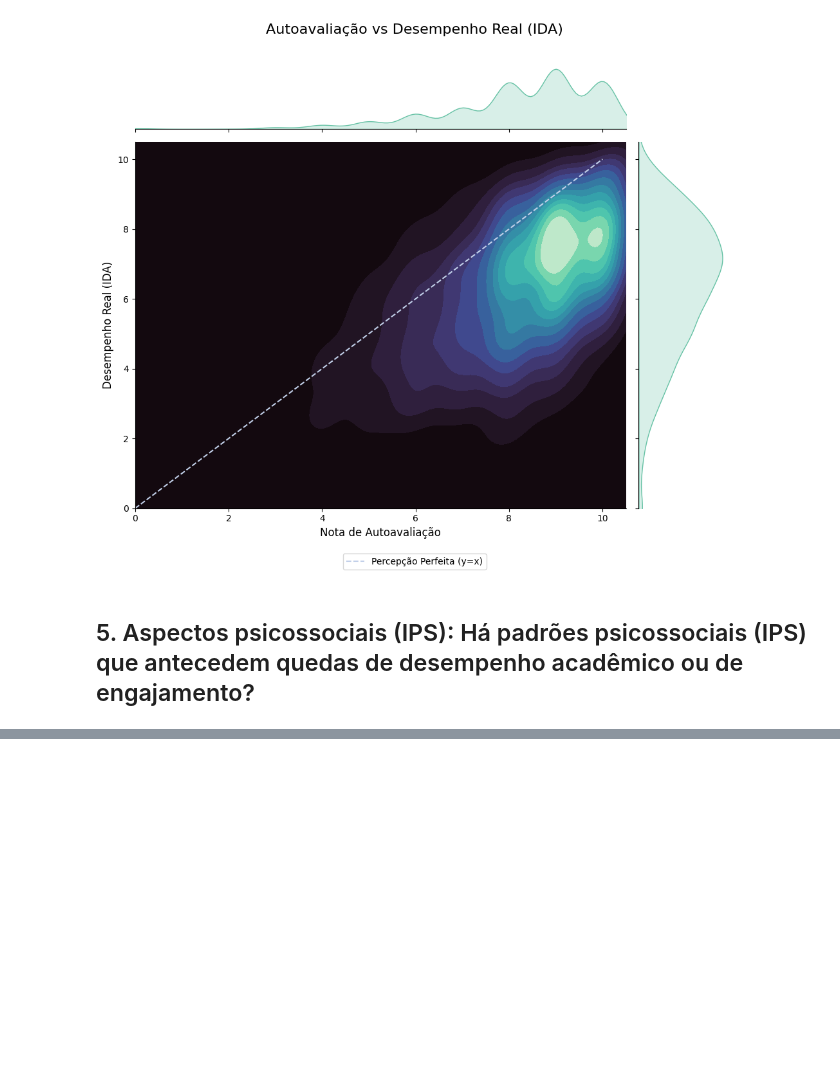
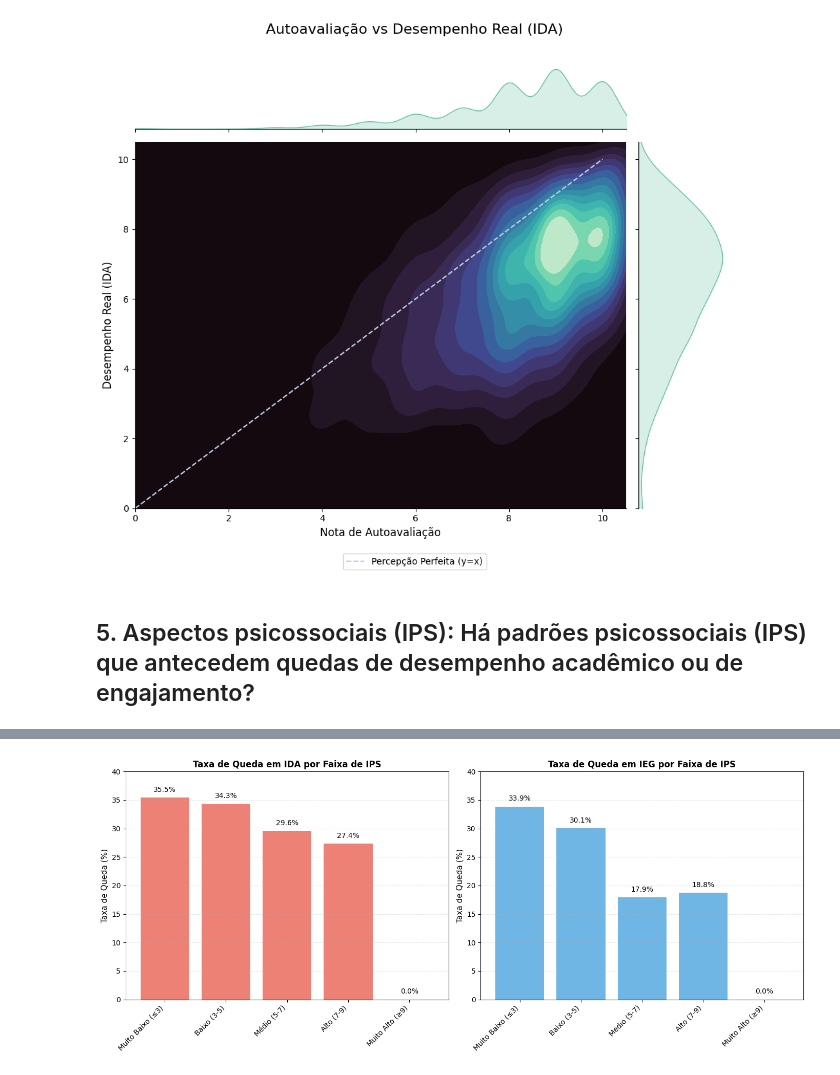
Before and after one commit to tiagoturra/fiap-datathon, a Jupyter notebook: Análise de Dados.ipynb, the cells around one changed output, grey strips where cells are left out. Saved outputs shown, nothing was run; the diff lists cells and outputs as text; code cells hidden in the pictures; blank space fills up the shorter version.

```diff
--- a/Análise de Dados.ipynb
+++ b/Análise de Dados.ipynb
@@ -825,0 +985,38 @@ plt.show()
+# %%
+# Visualização: Taxa de queda por faixa de IPS
+fig, axes = plt.subplots(1, 2, figsize=(14, 6))
+
+# Ordenar faixas logicamente
+ordem_faixas = ["Muito Baixo (≤3)", "Baixo (3-5)", "Médio (5-7)", "Alto (7-9)", "Muito Alto (≥9)"]
+risco_plot = risco_por_faixa.set_index('Faixa IPS').reindex(ordem_faixas).reset_index()
+
+# Gráfico 1: Taxa de queda em IDA
+axes[0].bar(range(len(risco_plot)), risco_plot['Taxa_Queda_IDA'], color='#e74c3c', alpha=0.7)
+axes[0].set_xticks(range(len(risco_plot)))
+axes[0].set_xticklabels(risco_plot['Faixa IPS'], rotation=45, ha='right')
+axes[0].set_ylabel('Taxa de Queda (%)', fontsize=11)
+axes[0].set_title('Taxa de Queda em IDA por Faixa de IPS', fontsize=12, fontweight='bold')
+axes[0].grid(axis='y', linestyle='--', alpha=0.3)
+axes[0].set_ylim(0, 40)
+
+# Adicionar valores nas barras
+for i, v in enumerate(risco_plot['Taxa_Queda_IDA']):
+  axes[0].text(i, v + 1, f'{v:.1f}%', ha='center', fontsize=10)
+
+# Gráfico 2: Taxa de queda em IEG
+axes[1].bar(range(len(risco_plot)), risco_plot['Taxa_Queda_IEG'], color='#3498db', alpha=0.7)
+axes[1].set_xticks(range(len(risco_plot)))
+axes[1].set_xticklabels(risco_plot['Faixa IPS'], rotation=45, ha='right')
+axes[1].set_ylabel('Taxa de Queda (%)', fontsize=11)
+axes[1].set_title('Taxa de Queda em IEG por Faixa de IPS', fontsize=12, fontweight='bold')
+axes[1].grid(axis='y', linestyle='--', alpha=0.3)
+axes[1].set_ylim(0, 40)
+
+# Adicionar valores nas barras
+for i, v in enumerate(risco_plot['Taxa_Queda_IEG']):
+    axes[1].text(i, v + 1, f'{v:.1f}%', ha='center', fontsize=10)
+
+plt.tight_layout()
+plt.show()
+# %% [output]
+[figure, added]
```
Also changed, not shown: parts of 41 cells of this notebook.
